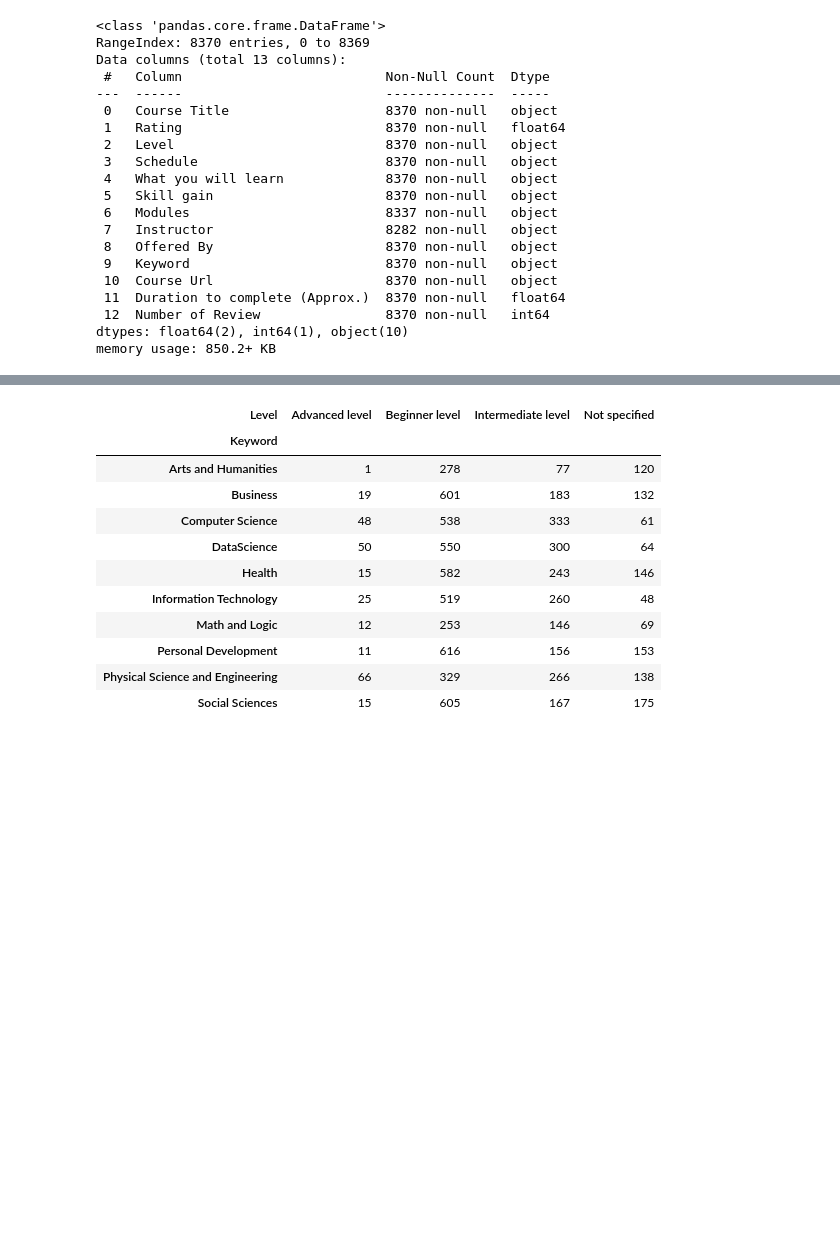
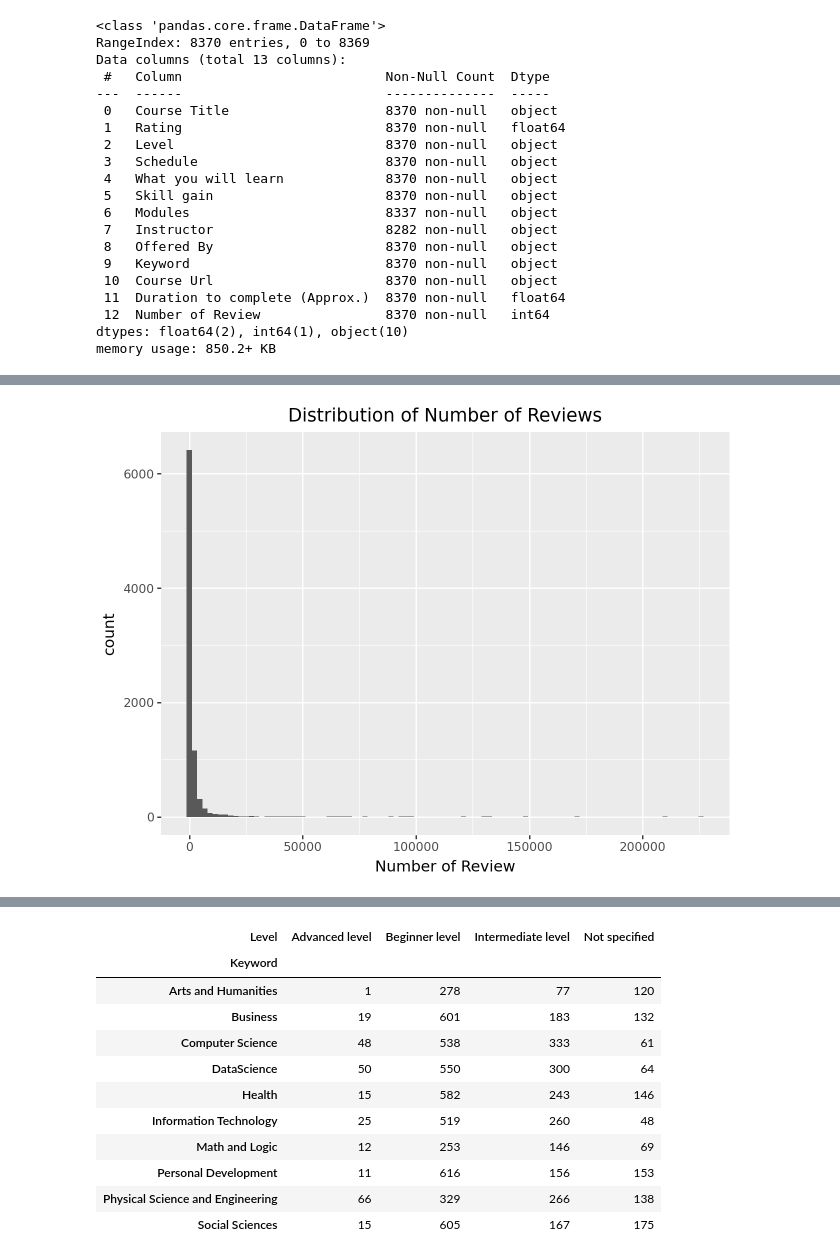
Before and after one commit to klmartin1998/spring2024-data622, a Jupyter notebook: assignments/assignment1/DATA 622 - Homework #1.ipynb, the cells around one changed output, grey strips where cells are left out. Saved outputs shown, nothing was run; the diff lists cells and outputs as text; code cells hidden in the pictures; blank space fills up the shorter version.

```diff
--- a/assignments/assignment1/DATA 622 - Homework #1.ipynb
+++ b/assignments/assignment1/DATA 622 - Homework #1.ipynb
@@ -92,0 +122,11 @@ memory usage: 850.2+ KB
+# %%
+# Distribution of Number of Reviews
+
+(
+    ggplot(df1)
+    + aes(x='Number of Review')
+    + geom_histogram(bins=100)
+    + labs(title='Distribution of Number of Reviews')
+)
+# %% [output]
+[figure, added]
```
Also changed, not shown: parts of 152 cells of this notebook.
